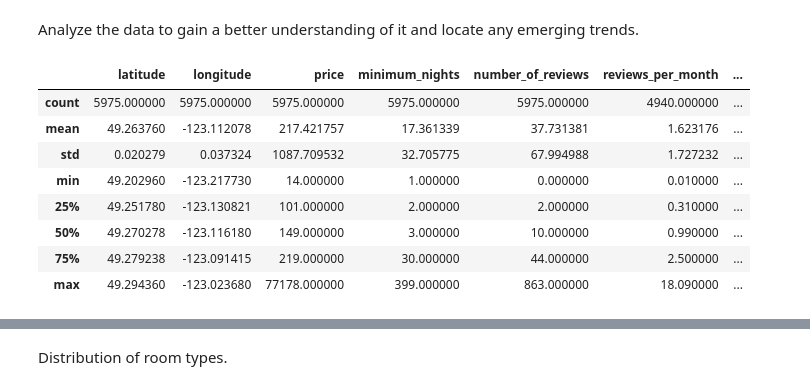
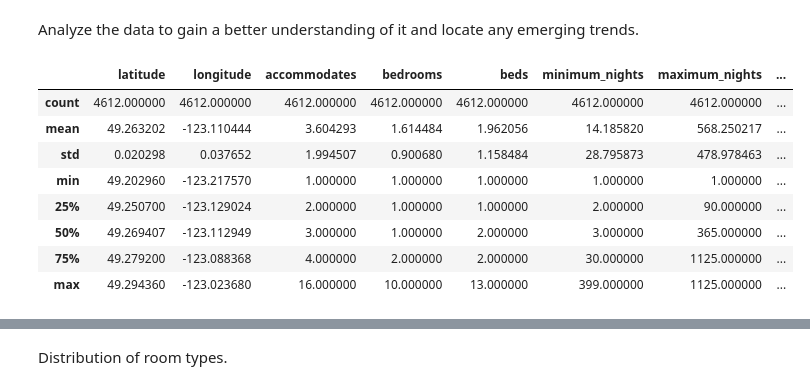
Before and after one commit to reidgendron/airbnb-analysis, a Jupyter notebook: analysis.ipynb, the cells around one changed output, grey strips where cells are left out. Cells and saved outputs as stored; diff of their text form; code cells hidden in the pictures.

```diff
--- a/analysis.ipynb
+++ b/analysis.ipynb
@@ -14,8 +13,9 @@ We read the data in using the Pandas module for easy conversion from a CSV file
 # %% [markdown]
 Dataset from: http://insideairbnb.com/vancouver
 # %%
-airbnb = pd.read_csv("data/listings.csv")
-airbnb.head()
+airbnb_raw = pd.read_csv("data/listings.csv")
+pd.set_option('display.max_columns', None)
+airbnb_raw.head()
 # %% [output]
 |  | id | listing_url | scrape_id | last_scraped | source | name | description | neighborhood_overview | ... |
 | 0 | 13358 | https://www.airbnb.com/rooms/13358 | 20230314070648 | 2023-03-14 | city scrape | Designer Styled One Bedroom Downt... | <b>The space</b><br />This suites... | NaN | ... |
@@ -26,0 +75,28 @@ airbnb.head()
+# %%
+# Select features
+airbnb = airbnb_raw.loc[:,
+                        ['id',
+                        'host_id',
+                        'listing_url',
+                        'last_scraped',
+                        'name',
+                        'description',
+                        'neighbourhood_cleansed',
+                        'latitude',
+                        'longitude',
+                        'property_type',
+                        'room_type',
+                        'accommodates',
+                        'bathrooms_text',
+                        'bedrooms',
+                        'beds',
+                        'amenities',
+                        'price',
+                        'minimum_nights',
+                        'maximum_nights',
+                        'availability_365',
+                        'number_of_reviews',
+                        'first_review',
+                        'review_scores_rating',
+                        'calculated_host_listings_count']
+]
@@ -26,0 +140,4 @@ airbnb.head()
+# %%
+# Intermediate check of working dataset
+pd.set_option('display.max_rows', 10)
+airbnb.sort_values("review_scores_rating", ascending=False)
@@ -27 +176,4 @@ airbnb.head()
+# %%
+# Remove remaining missing records
+airbnb.dropna(inplace=True)
 # %%
@@ -61,15 +187,15 @@ dtype: int64
 # %% [markdown]
 Analyze the data to gain a better understanding of it and locate any emerging trends.
 # %%
-# Summary statistics of quantitative features of the dataset
-airbnb.drop(["id", "host_id", "neighbourhood_group"], axis=1).describe()
+# Summary statistics of the quantitative features of the dataset
+airbnb.drop(['id', 'host_id'], axis=1).describe()
 # %% [output]
-|  | latitude | longitude | price | minimum_nights | number_of_reviews | reviews_per_month | ... |
-| count | 5975.000000 | 5975.000000 | 5975.000000 | 5975.000000 | 5975.000000 | 4940.000000 | ... |
-| mean | 49.263760 | -123.112078 | 217.421757 | 17.361339 | 37.731381 | 1.623176 | ... |
-| std | 0.020279 | 0.037324 | 1087.709532 | 32.705775 | 67.994988 | 1.727232 | ... |
-| min | 49.202960 | -123.217730 | 14.000000 | 1.000000 | 0.000000 | 0.010000 | ... |
-| 25% | 49.251780 | -123.130821 | 101.000000 | 2.000000 | 2.000000 | 0.310000 | ... |
-| 50% | 49.270278 | -123.116180 | 149.000000 | 3.000000 | 10.000000 | 0.990000 | ... |
-| 75% | 49.279238 | -123.091415 | 219.000000 | 30.000000 | 44.000000 | 2.500000 | ... |
-| max | 49.294360 | -123.023680 | 77178.000000 | 399.000000 | 863.000000 | 18.090000 | ... |
+|  | latitude | longitude | accommodates | bedrooms | beds | minimum_nights | maximum_nights | ... |
+| count | 4612.000000 | 4612.000000 | 4612.000000 | 4612.000000 | 4612.000000 | 4612.000000 | 4612.000000 | ... |
+| mean | 49.263202 | -123.110444 | 3.604293 | 1.614484 | 1.962056 | 14.185820 | 568.250217 | ... |
+| std | 0.020298 | 0.037652 | 1.994507 | 0.900680 | 1.158484 | 28.795873 | 478.978463 | ... |
+| min | 49.202960 | -123.217570 | 1.000000 | 1.000000 | 1.000000 | 1.000000 | 1.000000 | ... |
+| 25% | 49.250700 | -123.129024 | 2.000000 | 1.000000 | 1.000000 | 2.000000 | 90.000000 | ... |
+| 50% | 49.269407 | -123.112949 | 3.000000 | 1.000000 | 2.000000 | 3.000000 | 365.000000 | ... |
+| 75% | 49.279200 | -123.088368 | 4.000000 | 2.000000 | 2.000000 | 30.000000 | 1125.000000 | ... |
+| max | 49.294360 | -123.023680 | 16.000000 | 10.000000 | 13.000000 | 399.000000 | 1125.000000 | ... |
```
Also changed, not shown: parts of 26 cells of this notebook.
